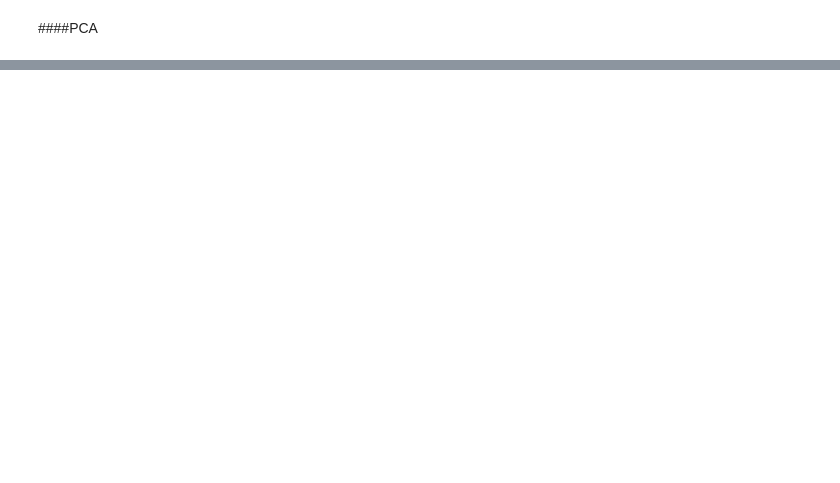
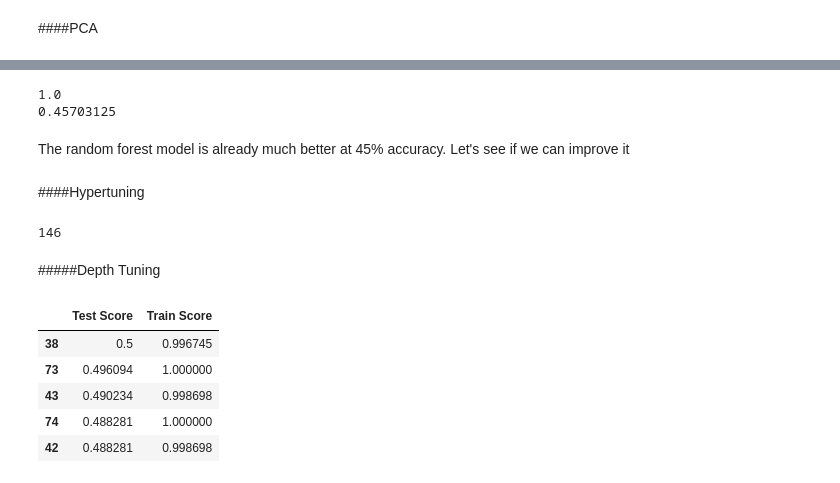
Before and after one commit to Josh-XS/Wine-Rating, a Jupyter notebook: Wine_Rating.ipynb, the cells around one changed output, grey strips where cells are left out. Drawn from its saved outputs; the diff is of its cells as text; code cells hidden in the pictures; blank space fills up the shorter version.

```diff
--- a/Wine_Rating.ipynb
+++ b/Wine_Rating.ipynb
@@ -530,0 +467,4 @@ The PCA seems to make the model worse. I can imagine that the features will need
+# %%
+#create random forest model
+rf = RandomForestClassifier(random_state = 42, class_weight='balanced')
+rf.get_params()
@@ -530,0 +490,46 @@ The PCA seems to make the model worse. I can imagine that the features will need
+# %%
+#fit data
+rf_pipe = make_pipeline(preprocessor, rf)
+rf_pipe.fit(X_train, y_train)
+#get scores
+rf_train_score = rf_pipe.score(X_train, y_train)
+rf_test_score = rf_pipe.score(X_test, y_test)
+print(rf_train_score)
+print(rf_test_score)
+# %% [output]
+1.0
+0.45703125
+# %% [markdown]
+The random forest model is already much better at 45% accuracy. Let's see if we can improve it
+# %% [markdown]
+####Hypertuning
+# %%
+#find the max number of depths
+est_depths = [estimator.get_depth() for estimator in rf.estimators_]
+max(est_depths)
+# %% [output]
+146
+# %% [markdown]
+#####Depth Tuning
+# %%
+#create a loop to find the best depth
+depths = range(1, max(est_depths))
+scores = pd.DataFrame(index=depths, columns=['Test Score'])
+for depth in depths:
+   rf = RandomForestClassifier(random_state = 42, max_depth=depth, class_weight='balanced')
+   rf_pipe = make_pipeline(preprocessor, rf)
+   rf_pipe.fit(X_train, y_train)
+   scores.loc[depth, 'Train Score'] = rf_pipe.score(X_train, y_train)
+   scores.loc[depth, 'Test Score'] = rf_pipe.score(X_test, y_test)
+   scores.head()
+# %%
+#sort scores
+sorted_scores = scores.sort_values(by='Test Score', ascending=False)
+sorted_scores.head()
+# %% [output]
+|  | Test Score | Train Score |
+| 38 | 0.5 | 0.996745 |
+| 73 | 0.496094 | 1.000000 |
+| 43 | 0.490234 | 0.998698 |
+| 74 | 0.488281 | 1.000000 |
+| 42 | 0.488281 | 0.998698 |
```
Also changed, not shown: parts of 41 cells of this notebook.
